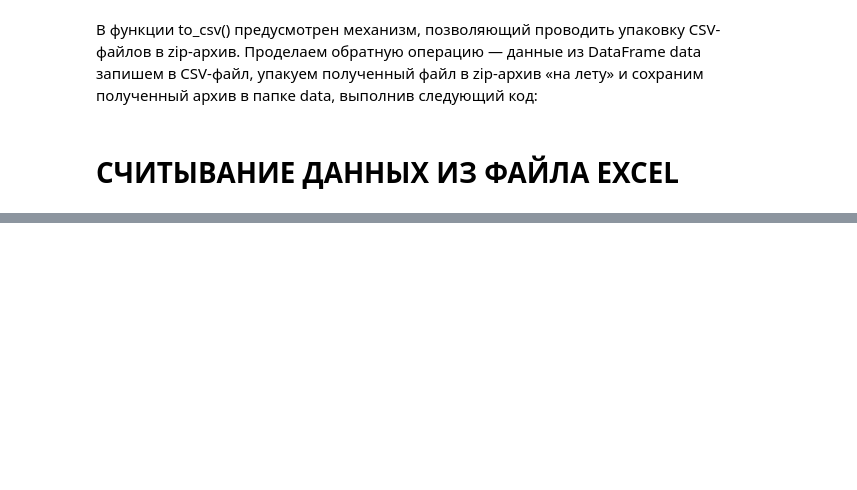
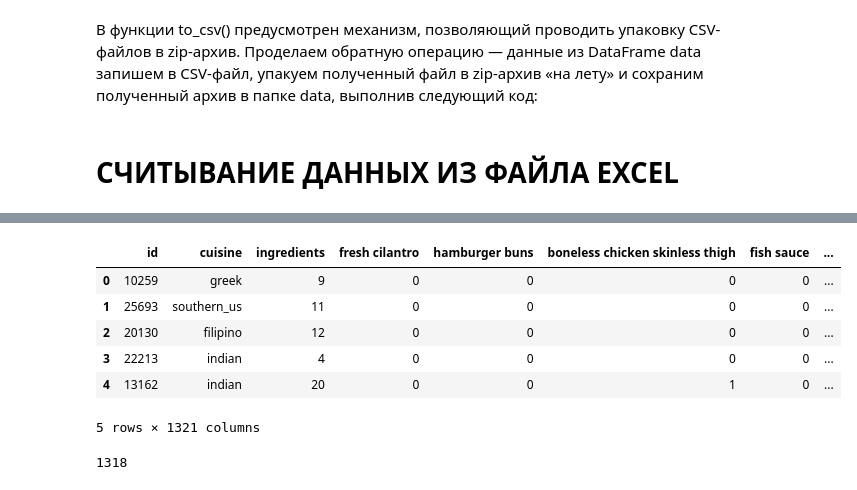
Before and after one commit to Dekoz3/VS_code, a Jupyter notebook: Задания Skillfactory/PY16/py16_theory.ipynb, the cells around one changed output, grey strips where cells are left out. Cells and saved outputs as stored; diff of their text form; code cells hidden in the pictures; blank space fills up the shorter version.

```diff
--- a/Задания Skillfactory/PY16/py16_theory.ipynb
+++ b/Задания Skillfactory/PY16/py16_theory.ipynb
@@ -161,0 +370,26 @@ KeyError: 1
+# %%
+ df = pd.read_csv('recipes.csv') # Создаём DataFrame, читаем данные из файла в переменную df
+ df.head()
+# %% [output]
+|  | id | cuisine | ingredients | fresh cilantro | hamburger buns | boneless chicken skinless thigh | fish sauce | ... |
+| 0 | 10259 | greek | 9 | 0 | 0 | 0 | 0 | ... |
+| 1 | 25693 | southern_us | 11 | 0 | 0 | 0 | 0 | ... |
+| 2 | 20130 | filipino | 12 | 0 | 0 | 0 | 0 | ... |
+| 3 | 22213 | indian | 4 | 0 | 0 | 0 | 0 | ... |
+| 4 | 13162 | indian | 20 | 0 | 0 | 1 | 0 | ... |
+5 rows × 1321 columns
+# %%
+# Задание 7.1
+# Напишите код для создания списка id всех блюд, нужны только уникальные значения представленных в DataFrame.
+# Строки импорта библиотек в поле для ответа загружать не нужно. Результирующий список занесите в переменную ids.
+
+ids=list(df['id'].values)
+
+# Задание 7.2
+# Напишите код для создания списка ингредиентов всех блюд, представленных в DataFrame. Строки импорта библиотек в поле для ответа загружать не нужно.
+# Результирующий список занесите в переменную ingredients.
+ingredients = (set(df.columns))
+ingredients.difference_update(set(['id', 'cuisine', 'ingredients']))
+len(ingredients)
+# %% [output]
+1318
```
Also changed, not shown: parts of 46 cells of this notebook, 9 other files.
